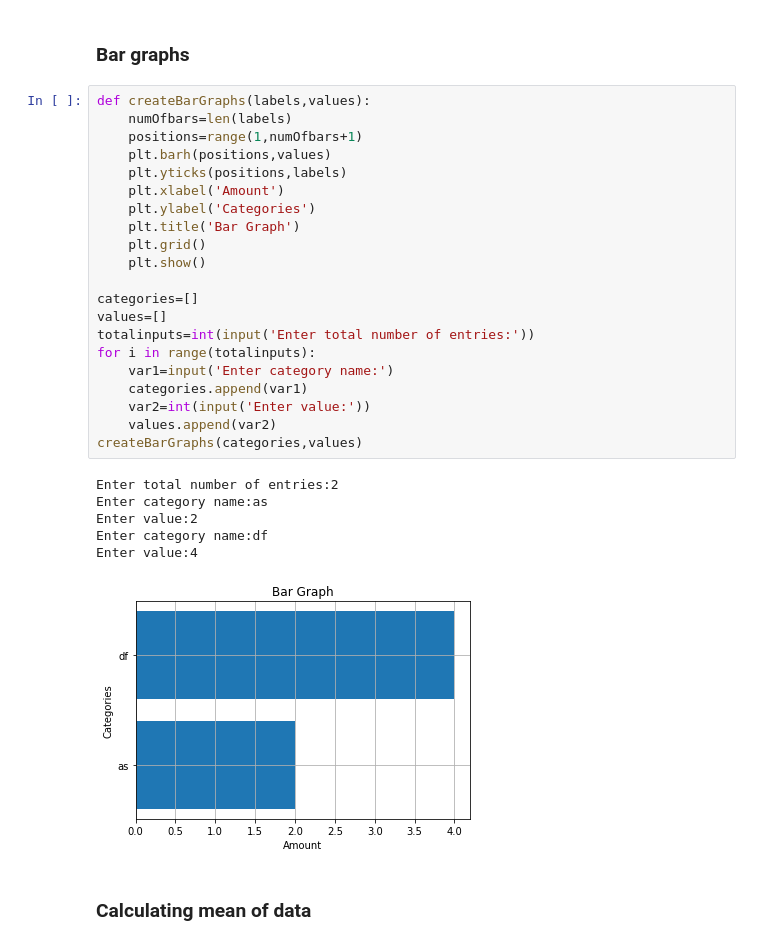
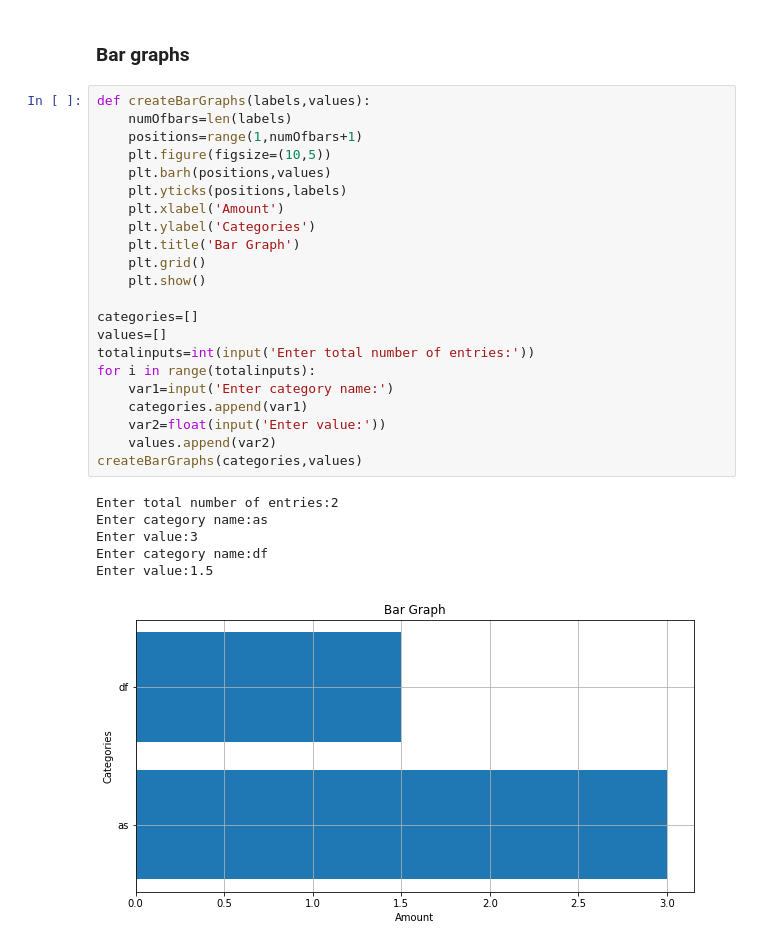
Before and after one commit to rsatwik/PythonPractise, a Jupyter notebook: mathWithPython.ipynb, the cells around one changed output. Saved outputs shown, nothing was run; the diff lists cells and outputs as text.

```diff
--- a/mathWithPython.ipynb
+++ b/mathWithPython.ipynb
@@ -566,30 +572,29 @@ plt.show()
 # %%
 def createBarGraphs(labels,values):
     numOfbars=len(labels)
     positions=range(1,numOfbars+1)
+    plt.figure(figsize=(10,5))
     plt.barh(positions,values)
     plt.yticks(positions,labels)
     plt.xlabel('Amount')
     plt.ylabel('Categories')
     plt.title('Bar Graph')
     plt.grid()
     plt.show()
 
 categories=[]
 values=[]
 totalinputs=int(input('Enter total number of entries:'))
 for i in range(totalinputs):
     var1=input('Enter category name:')
     categories.append(var1)
-    var2=int(input('Enter value:'))
+    var2=float(input('Enter value:'))
     values.append(var2)
 createBarGraphs(categories,values)
 # %% [output]
 Enter total number of entries:2
 Enter category name:as
-Enter value:2
+Enter value:3
 Enter category name:df
-Enter value:4
+Enter value:1.5
-[figure, old version]
+[figure, new version]
-# %% [markdown]
-### Calculating mean of data
```
Also changed, not shown: parts of 39 cells of this notebook.
